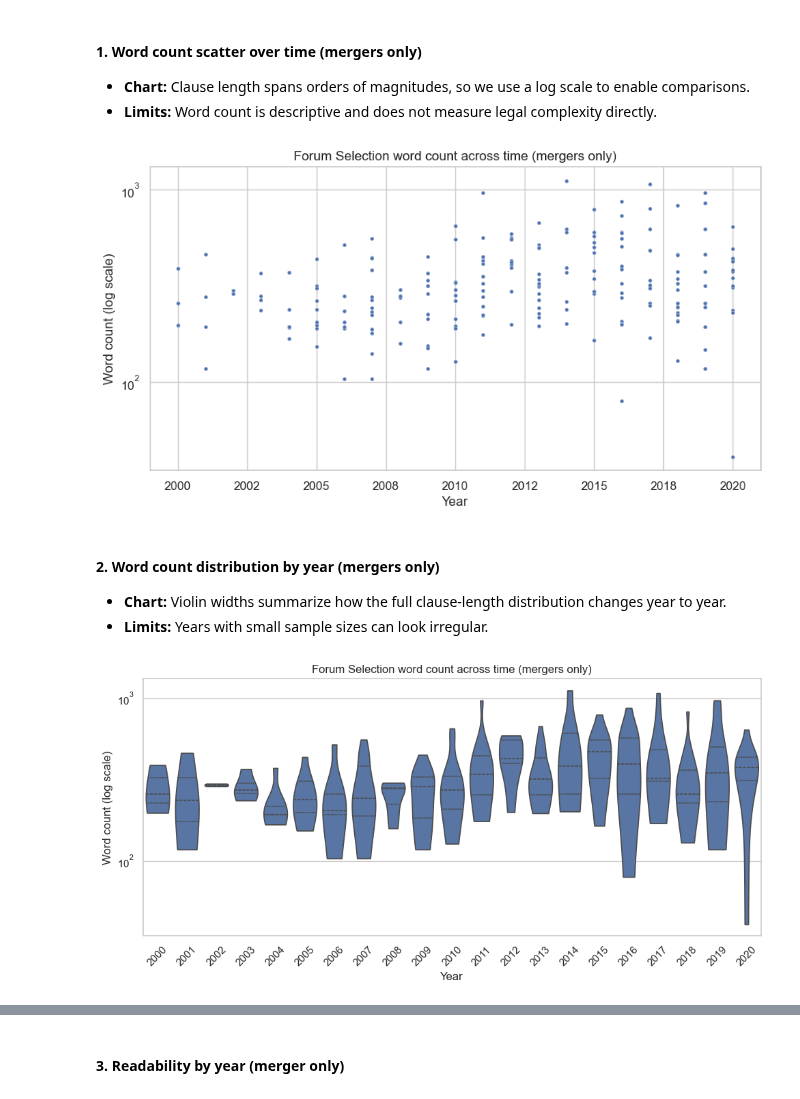
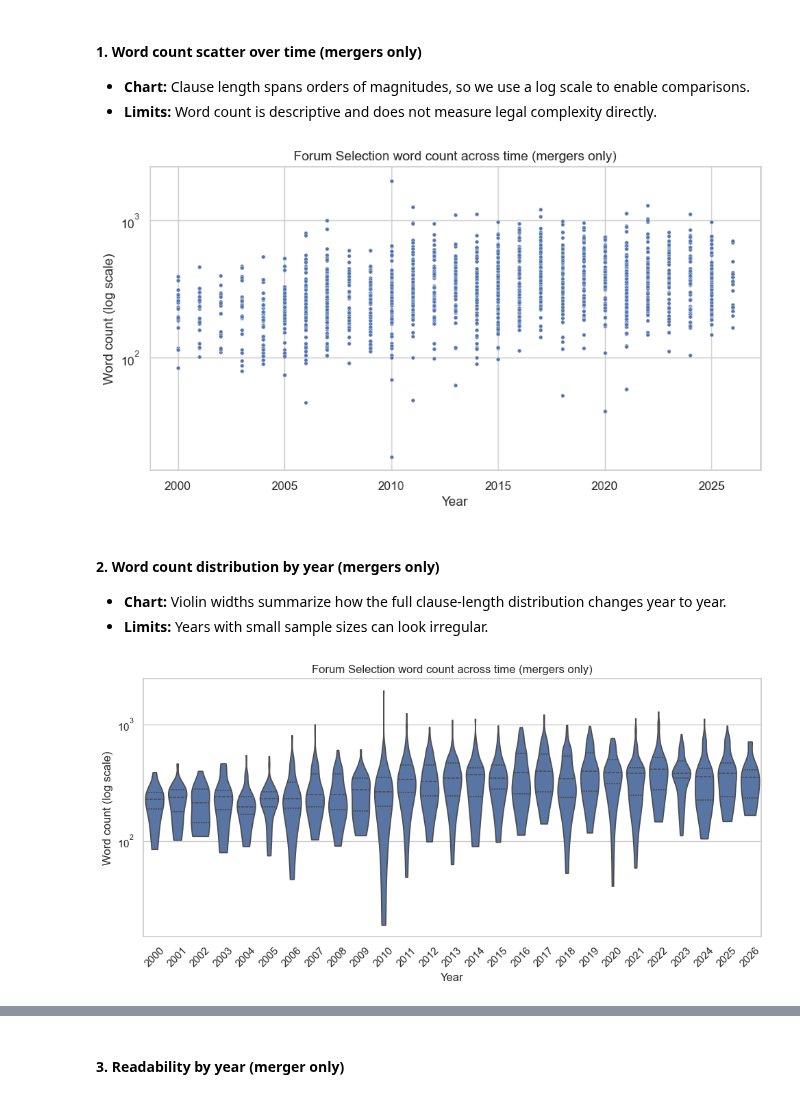
Before and after one commit to PlatosTwin/pandects-app, a Jupyter notebook: examples/pandects_api_governing_law.ipynb, the cells around one changed output, grey strips where cells are left out. Cells and saved outputs as stored; diff of their text form; code cells hidden in the pictures.

Commit message:
Refactor and standardize

```diff
--- a/examples/pandects_api_governing_law.ipynb
+++ b/examples/pandects_api_governing_law.ipynb
@@ -1710,7 +1729,5 @@ df["only_new_york"] = df["states"].apply(lambda xs: xs == ['New York'])
 #### Prep #2
 Filter down to sections that are Forum Selection clauses only, rather than Forum Selection + Governing Law + ..., or else that have selected only a single state
 # %%
-r = session.get(f"{API_BASE_URL}/v1/taxonomy", timeout=30)
-r.raise_for_status()
-taxonomy = r.json()
+taxonomy_lookup = fetch_taxonomy_lookup(session, API_BASE_URL)
 # %%
@@ -1764,9 +1748,12 @@ Forum Selection / Venue; Submission to Jurisdiction | Specific Performance; Inju
 Name: count, dtype: int64
 # %%
-df["eligible"] = df[["standard_id", "states"]].apply(lambda x: x["standard_id"] == ["f758e6a8d32690bd"] or
-                                                     ('f758e6a8d32690bd' in x["standard_id"] and len(x["states"])==1), axis=1)
+df_for["eligible"] = df_for.apply(
+    lambda row: is_clause_family_eligible(row["standard_id"], row["states"], FORUM_CLAUSE_TYPE_ID),
+    axis=1,
+)
+df_for["forum_only"] = df_for["standard_id"].apply(
+    lambda value: is_clause_family_only(value, FORUM_CLAUSE_TYPE_ID)
+)
 
-df["forum_only"] = df[["standard_id", "states"]].apply(lambda x: x["standard_id"] == ["f758e6a8d32690bd"], axis=1)
-
-df[df["eligible"]].shape
+df_for[df_for["eligible"]].shape
 # %% [output]
@@ -1774,2 +1761,5 @@ df[df["eligible"]].shape
 # %%
-df = df[df["eligible"]]
+df_for_eligible = df_for[df_for["eligible"]].copy()
+df_for_only = df_for[df_for["forum_only"]].copy()
+
+print({"eligible": df_for_eligible.shape, "forum_only": df_for_only.shape})
@@ -1842,11 +1832,5 @@ plt.show()
 # %%
-xml_text = (
-    dff["xml"]
-    .fillna("")
-    .str.replace(r"<[^>]+>", " ", regex=True)
-    .str.replace(r"\s+", " ", regex=True)
-    .str.strip()
-)
-dff["word_count"] = xml_text.str.split().str.len()
+xml_text = xml_to_text(df_for_only["xml"])
+df_for_only["word_count"] = xml_text.str.split().str.len()
 # %%
 # Check for short outliers
@@ -1908,33 +1892,33 @@ for i in long:
 - **Limits:** Word count is descriptive and does not measure legal complexity directly.
 # %%
 plt.figure(figsize=(10, 5))
-sns.scatterplot(data=dff[dff['deal_type'] == 'Merger'], x='year', y='word_count', s=13)
+sns.scatterplot(data=df_for_only[df_for_only["deal_type"] == "Merger"], x="year", y="word_count", s=13)
 plt.yscale("log")
 plt.gca().xaxis.set_major_formatter(plt.matplotlib.ticker.StrMethodFormatter("{x:.0f}"))
 plt.xlabel("Year")
 plt.ylabel("Word count (log scale)")
 _ = plt.title("Forum Selection word count across time (mergers only)")
 # %% [output]
-[figure, old version]
+[figure, new version]
 # %% [markdown]
 #### 2. Word count distribution by year (mergers only)
 - **Chart:** Violin widths summarize how the full clause-length distribution changes year to year.
 - **Limits:** Years with small sample sizes can look irregular.
 # %%
-years = np.sort(dff["year"].astype(int).unique())
-dff["year_cat"] = pd.Categorical(dff["year"].astype(int), categories=years, ordered=True)
+years = np.sort(df_for_only["year"].astype(int).unique())
+df_for_only["year_cat"] = pd.Categorical(df_for_only["year"].astype(int), categories=years, ordered=True)
 
 plt.figure(figsize=(10, 5))
-ax = sns.violinplot(data=dff[dff['deal_type'] == 'Merger'], x="year_cat", y="word_count", cut=0, inner="quartile", density_norm="width")
+ax = sns.violinplot(data=df_for_only[df_for_only["deal_type"] == "Merger"], x="year_cat", y="word_count", cut=0, inner="quartile", density_norm="width")
 plt.yscale("log")
 
 ax.set_xticks(np.arange(len(years)))
 ax.set_xticklabels(years, rotation=45)
 
 ax.set_xlabel("Year")
 ax.set_ylabel("Word count (log scale)")
 ax.set_title("Forum Selection word count across time (mergers only)")
 plt.tight_layout()
 # %% [output]
-[figure, old version]
+[figure, new version]
 # %%
```
Also changed, not shown: parts of 69 cells of this notebook.
